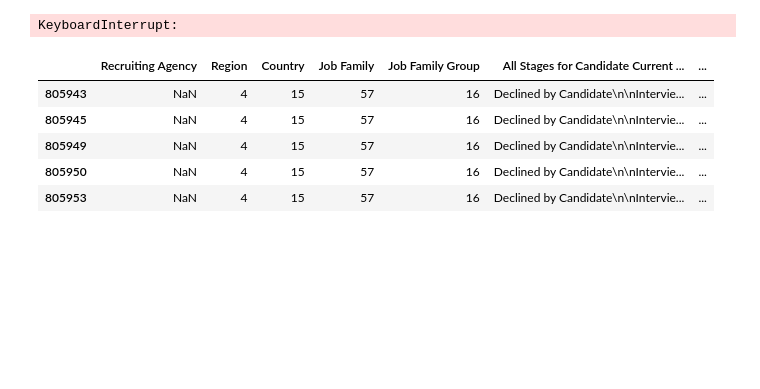
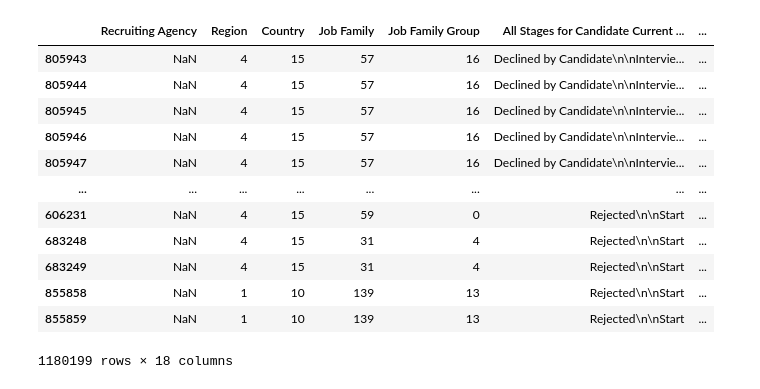
Before and after one commit to FedeScenna/pm_thesis, a Jupyter notebook: 01_EDA.ipynb, the cells around one changed output. Cells and saved outputs as stored; diff of their text form; code cells hidden in the pictures; blank space fills up the shorter version.

```diff
--- a/01_EDA.ipynb
+++ b/01_EDA.ipynb
@@ -2,15 +2,25 @@
 import pandas as pd
 # %%
 df = pd.read_csv("data/event_log_anonymized.csv").sort_values(["Case_id", "Completed On"])
-df.drop_duplicates(["Case_id","Completed On"], keep = "first", inplace = True)
+#df.drop_duplicates(["Case_id","Completed On"], keep = "first", inplace = True)
-# %% [output]
-KeyboardInterrupt:
-# %%
-df.head()
-# %% [output]
-|  | Recruiting Agency | Region | Country | Job Family | Job Family Group | All Stages for Candidate Current ... | ... |
-| 805943 | NaN | 4 | 15 | 57 | 16 | Declined by Candidate\n\nIntervie... | ... |
-| 805945 | NaN | 4 | 15 | 57 | 16 | Declined by Candidate\n\nIntervie... | ... |
-| 805949 | NaN | 4 | 15 | 57 | 16 | Declined by Candidate\n\nIntervie... | ... |
-| 805950 | NaN | 4 | 15 | 57 | 16 | Declined by Candidate\n\nIntervie... | ... |
-| 805953 | NaN | 4 | 15 | 57 | 16 | Declined by Candidate\n\nIntervie... | ... |
+# %%
+df["Completed On"] = pd.to_datetime(df["Completed On"])
+# %%
+df["Year"] = df["Completed On"].dt.year
+steps_to_include = df[df["Year"] >= 2025]["Step"].unique()
+df = df[df["Step"].isin(steps_to_include)]
+df
+# %% [output]
+|  | Recruiting Agency | Region | Country | Job Family | Job Family Group | All Stages for Candidate Current ... | ... |
+| 805943 | NaN | 4 | 15 | 57 | 16 | Declined by Candidate\n\nIntervie... | ... |
+| 805944 | NaN | 4 | 15 | 57 | 16 | Declined by Candidate\n\nIntervie... | ... |
+| 805945 | NaN | 4 | 15 | 57 | 16 | Declined by Candidate\n\nIntervie... | ... |
+| 805946 | NaN | 4 | 15 | 57 | 16 | Declined by Candidate\n\nIntervie... | ... |
+| 805947 | NaN | 4 | 15 | 57 | 16 | Declined by Candidate\n\nIntervie... | ... |
+| ... | ... | ... | ... | ... | ... | ... | ... |
+| 606231 | NaN | 4 | 15 | 59 | 0 | Rejected\n\nStart | ... |
+| 683248 | NaN | 4 | 15 | 31 | 4 | Rejected\n\nStart | ... |
+| 683249 | NaN | 4 | 15 | 31 | 4 | Rejected\n\nStart | ... |
+| 855858 | NaN | 1 | 10 | 139 | 13 | Rejected\n\nStart | ... |
+| 855859 | NaN | 1 | 10 | 139 | 13 | Rejected\n\nStart | ... |
+1180199 rows × 18 columns
```
Also changed, not shown: parts of 1 cell of this notebook, 7 other files.
